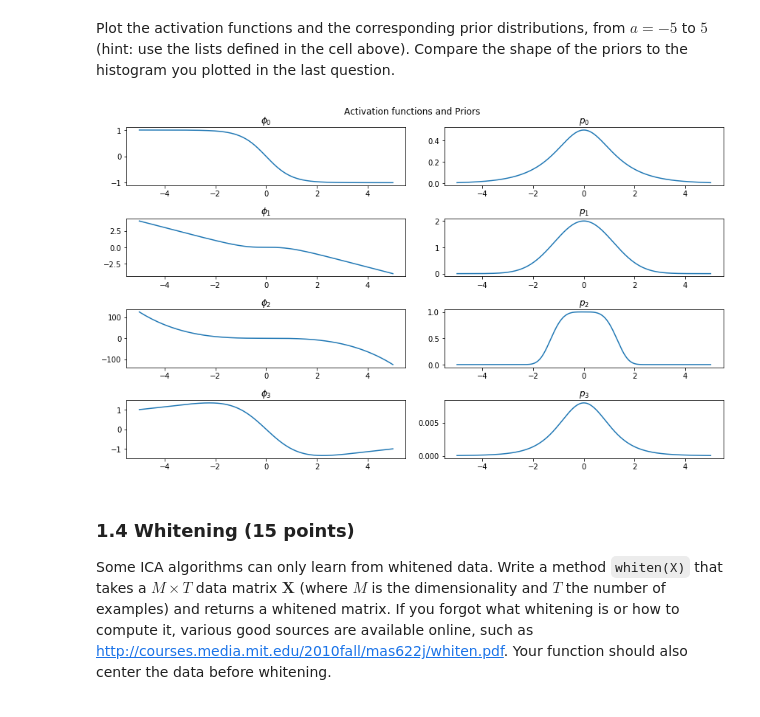
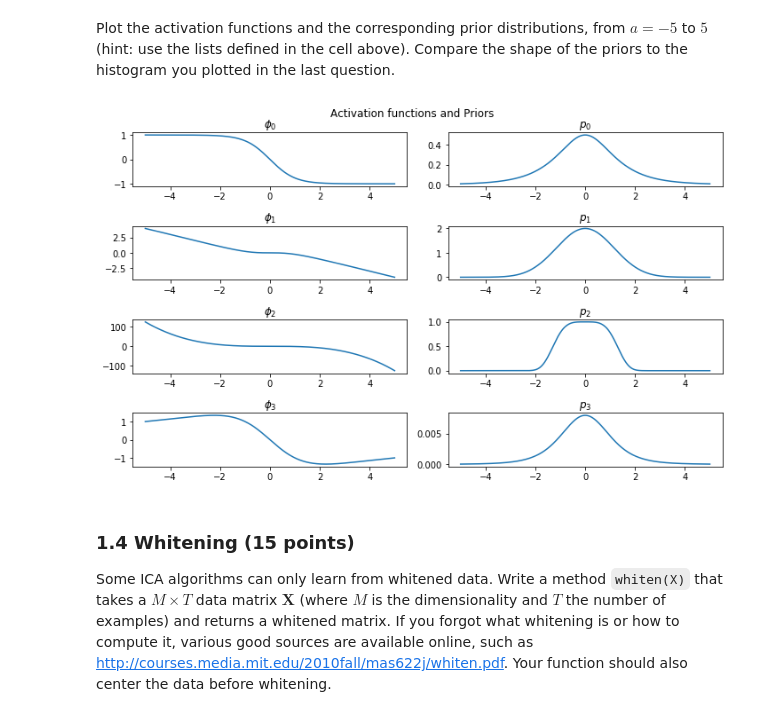
Before and after one commit to shaanchandra/MachineLearning2, a Jupyter notebook: Lab_Assignments/lab1.ipynb, the cells around one changed output. Saved outputs shown, nothing was run; the diff lists cells and outputs as text; code cells hidden in the pictures.

```diff
--- a/Lab_Assignments/lab1.ipynb
+++ b/Lab_Assignments/lab1.ipynb
@@ -277,25 +289,25 @@ Plot the activation functions and the corresponding prior distributions, from $a
 # %%
 ### 1.3 Implicit priors (continued)
 a = np.linspace(-5, 5, 1000)
 
-def plot_act_n_priors():
-    f, axes = plt.subplots(len(priors), 2 , figsize = (12,7))
+def plot_activ_n_priors():
+    f, axes = plt.subplots(len(priors), 2 , figsize = (10,6))
     f.suptitle("Activation functions and Priors", y=1)
 
     for i, prior in enumerate(priors):
         ax = axes[i][0]
         ax.plot(a, activation_functions[i](a))
-        ax.title.set_text('$\phi_%d$' % (i,))
+        ax.set_title('$\phi_{}$'.format(i))
 
         ax = axes[i][1]
         ax.plot(a, priors[i](a))
-        ax.title.set_text('$p_%d$' % (i,))
+        ax.title.set_text('$p_{}$'.format(i))
     plt.tight_layout()
     return None
 
-plot_act_n_priors()
+plot_activ_n_priors()
 # %% [output]
-[figure, old version]
+[figure, new version]
 # %% [markdown]
 ### 1.4 Whitening (15 points)
 Some ICA algorithms can only learn from whitened data. Write a method `whiten(X)` that takes a $M \times T$ data matrix $\mathbf{X}$ (where $M$ is the dimensionality and $T$ the number of examples) and returns a whitened matrix. If you forgot what whitening is or how to compute it, various good sources are available online, such as http://courses.media.mit.edu/2010fall/mas622j/whiten.pdf. Your function should also center the data before whitening.
```
Also changed, not shown: parts of 14 cells of this notebook, 1 other file.
